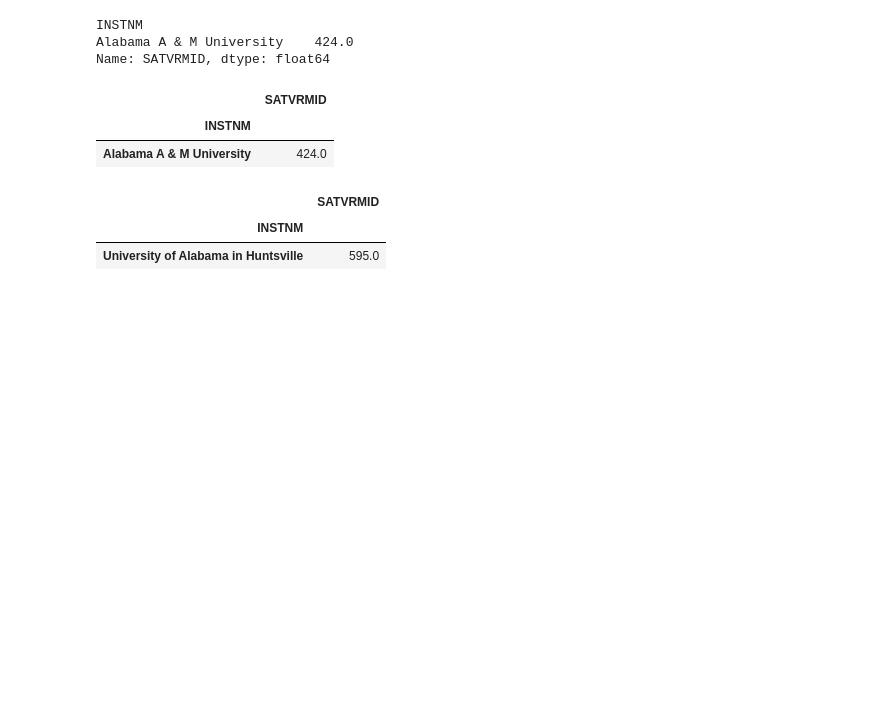
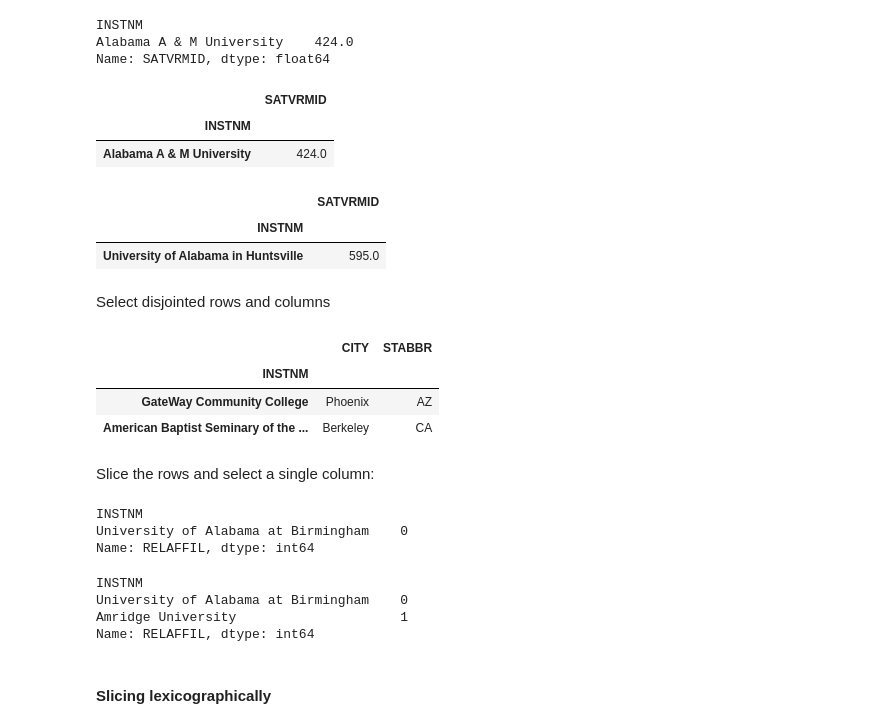
Before and after one commit to manjunath-hanmantgad/python-development, a Jupyter notebook: Pandas-Cookbook-Second-Edition-master/Pandas-Cookbook-Second-Edition-master/Untitled.ipynb, the cells around one changed output. Drawn from its saved outputs; the diff is of its cells as text; code cells hidden in the pictures; blank space fills up the shorter version.

```diff
--- a/Pandas-Cookbook-Second-Edition-master/Pandas-Cookbook-Second-Edition-master/Untitled.ipynb
+++ b/Pandas-Cookbook-Second-Edition-master/Pandas-Cookbook-Second-Edition-master/Untitled.ipynb
@@ -218,3 +218,29 @@ college.iloc[[3],[6]] ## 3rd row ka satvrmid column ka value
 |  | SATVRMID |
 | INSTNM |  |
 | University of Alabama in Huntsville | 595.0 |
+# %% [markdown]
+Select disjointed rows and columns
+# %%
+college.iloc[[100,200],[0,1]] # 100 row and 200 row ka 1st and 2nd column
+# %% [output]
+|  | CITY | STABBR |
+| INSTNM |  |  |
+| GateWay Community College | Phoenix | AZ |
+| American Baptist Seminary of the ... | Berkeley | CA |
+# %% [markdown]
+Slice the rows and select a single column:
+# %%
+college.iloc[1:2,5]
+# %% [output]
+INSTNM
+University of Alabama at Birmingham    0
+Name: RELAFFIL, dtype: int64
+# %%
+college.iloc[1:3,5]
+# %% [output]
+INSTNM
+University of Alabama at Birmingham    0
+Amridge University                     1
+Name: RELAFFIL, dtype: int64
+# %% [markdown]
+#### Slicing lexicographically
```
